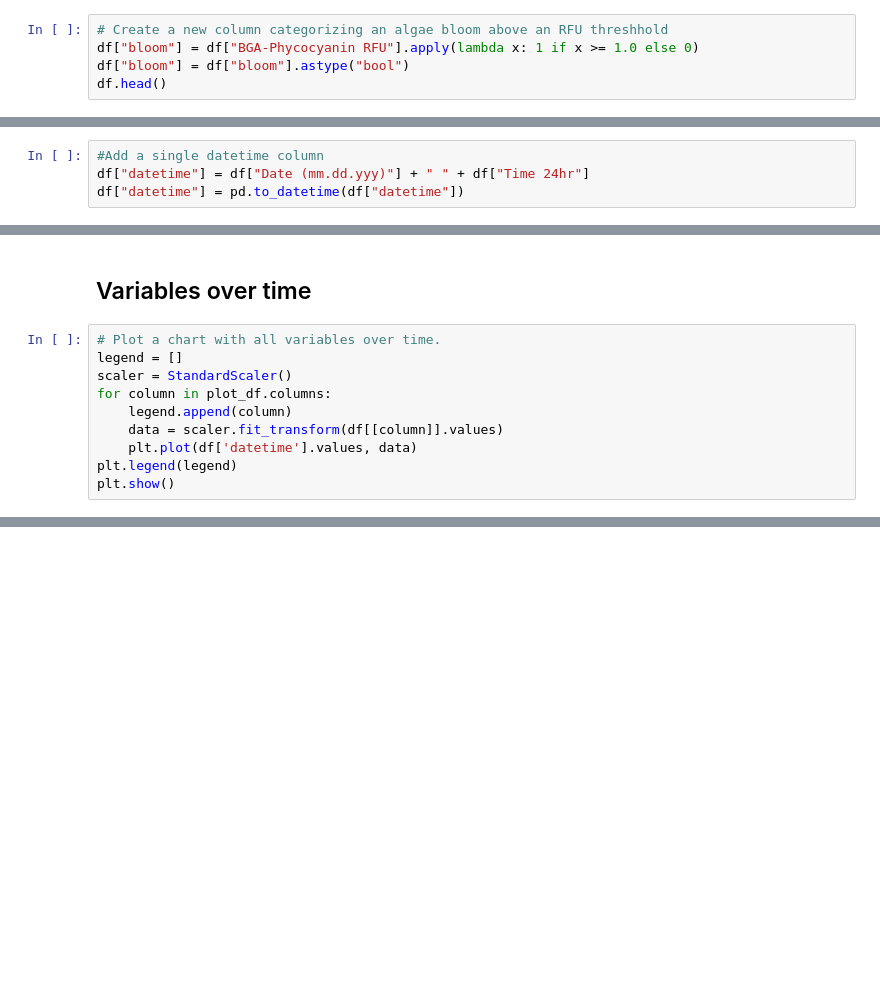
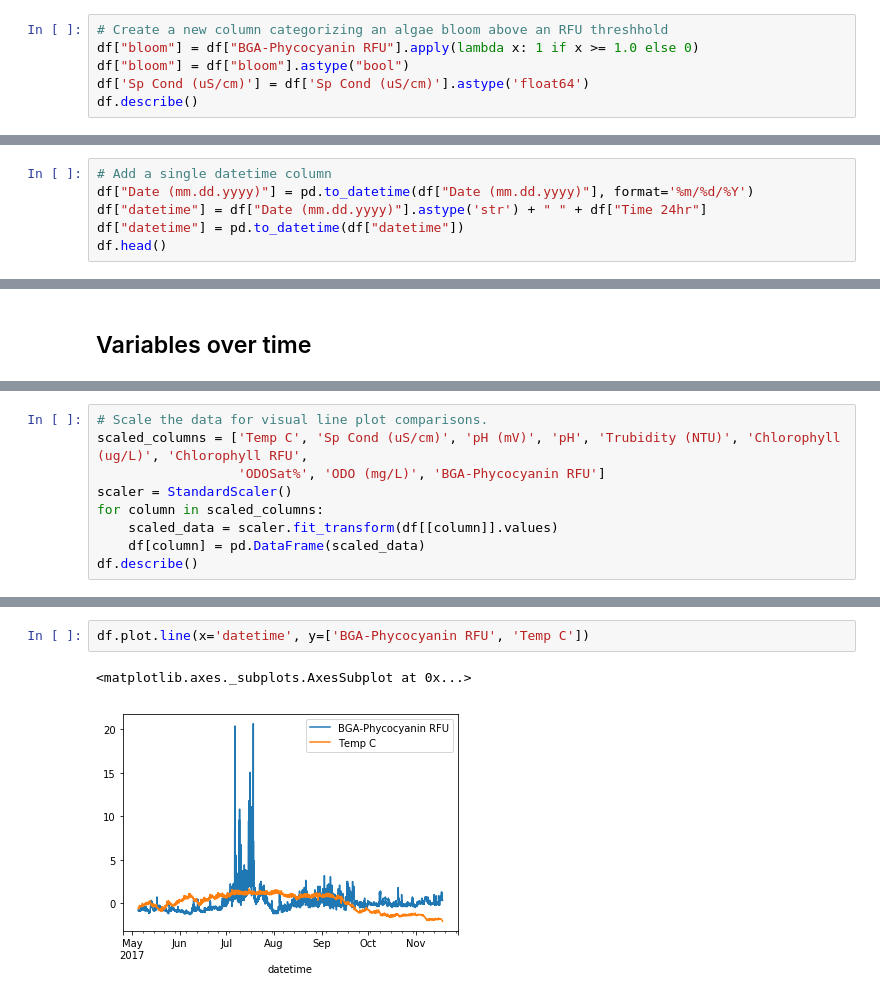
Before and after one commit to mccomackjp/algae-bloom-prediction, a Jupyter notebook: notebooks/data_exploration/data_investigation_site1_vineyard_mccomackjp.ipynb, the cells around one changed output, grey strips where cells are left out. Saved outputs shown, nothing was run; the diff lists cells and outputs as text; blank space fills up the shorter version.

```diff
--- a/notebooks/data_exploration/data_investigation_mccomackjp.ipynb
+++ b/notebooks/data_exploration/data_investigation_site1_vineyard_mccomackjp.ipynb
@@ -41,5 +29,6 @@ dtype: object
 # Create a new column categorizing an algae bloom above an RFU threshhold
 df["bloom"] = df["BGA-Phycocyanin RFU"].apply(lambda x: 1 if x >= 1.0 else 0)
 df["bloom"] = df["bloom"].astype("bool")
-df.head()
+df['Sp Cond (uS/cm)'] = df['Sp Cond (uS/cm)'].astype('float64')
+df.describe()
 # %% [output]
@@ -52,4 +44,6 @@ df.head()
 # %%
-#Add a single datetime column
-df["datetime"] = df["Date (mm.dd.yyy)"] + " " + df["Time 24hr"]
+# Add a single datetime column
+df["Date (mm.dd.yyyy)"] = pd.to_datetime(df["Date (mm.dd.yyyy)"], format='%m/%d/%Y')
+df["datetime"] = df["Date (mm.dd.yyyy)"].astype('str') + " " + df["Time 24hr"]
 df["datetime"] = pd.to_datetime(df["datetime"])
+df.head()
@@ -107,13 +108,3 @@ sns.pairplot(data=df, hue='bloom', vars=plot_df.columns)
 [figure]
 # %% [markdown]
 ## Variables over time
-# %%
-# Plot a chart with all variables over time.
-legend = []
-scaler = StandardScaler()
-for column in plot_df.columns:
-    legend.append(column)
-    data = scaler.fit_transform(df[[column]].values)
-    plt.plot(df['datetime'].values, data)
-plt.legend(legend)
-plt.show()
@@ -121,0 +111,9 @@ plt.show()
+# %%
+# Scale the data for visual line plot comparisons.
+scaled_columns = ['Temp C', 'Sp Cond (uS/cm)', 'pH (mV)', 'pH', 'Trubidity (NTU)', 'Chlorophyll (ug/L)', 'Chlorophyll RFU',
+                  'ODOSat%', 'ODO (mg/L)', 'BGA-Phycocyanin RFU']
+scaler = StandardScaler()
+for column in scaled_columns:
+    scaled_data = scaler.fit_transform(df[[column]].values)
+    df[column] = pd.DataFrame(scaled_data)
+df.describe()
@@ -121,0 +130,5 @@ plt.show()
+# %%
+df.plot.line(x='datetime', y=['BGA-Phycocyanin RFU', 'Temp C'])
+# %% [output]
+<matplotlib.axes._subplots.AxesSubplot at 0x...>
+[figure, added]
```
Also changed, not shown: parts of 14 cells of this notebook, 7 other files.
